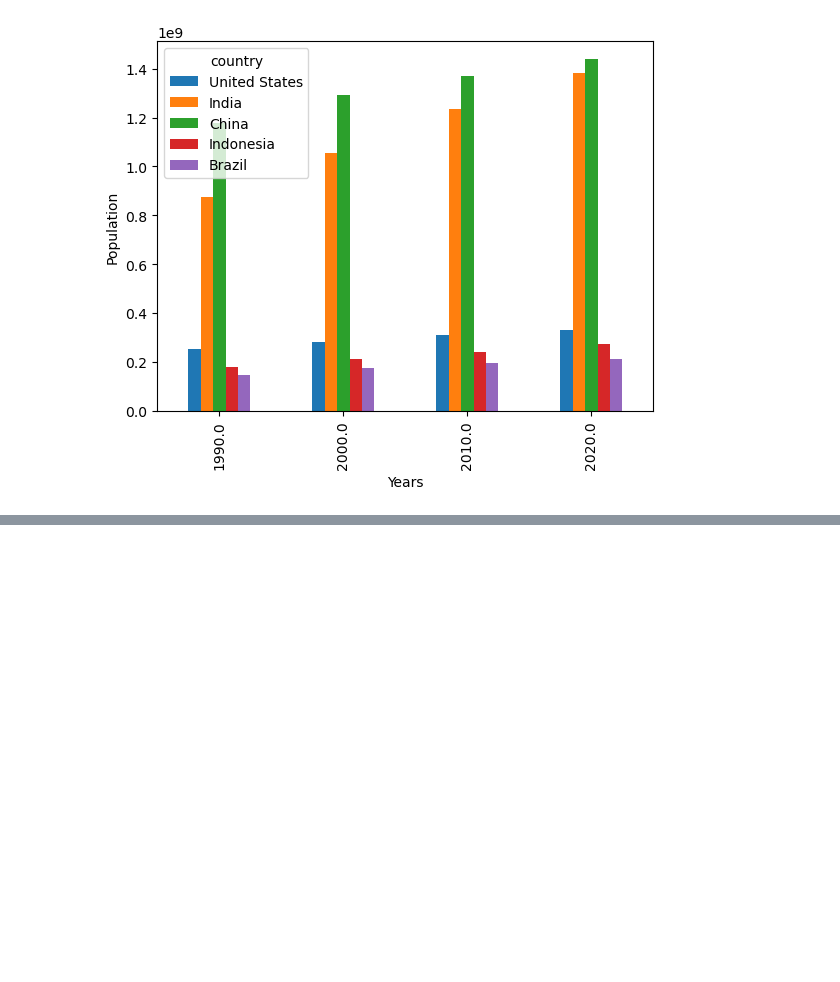
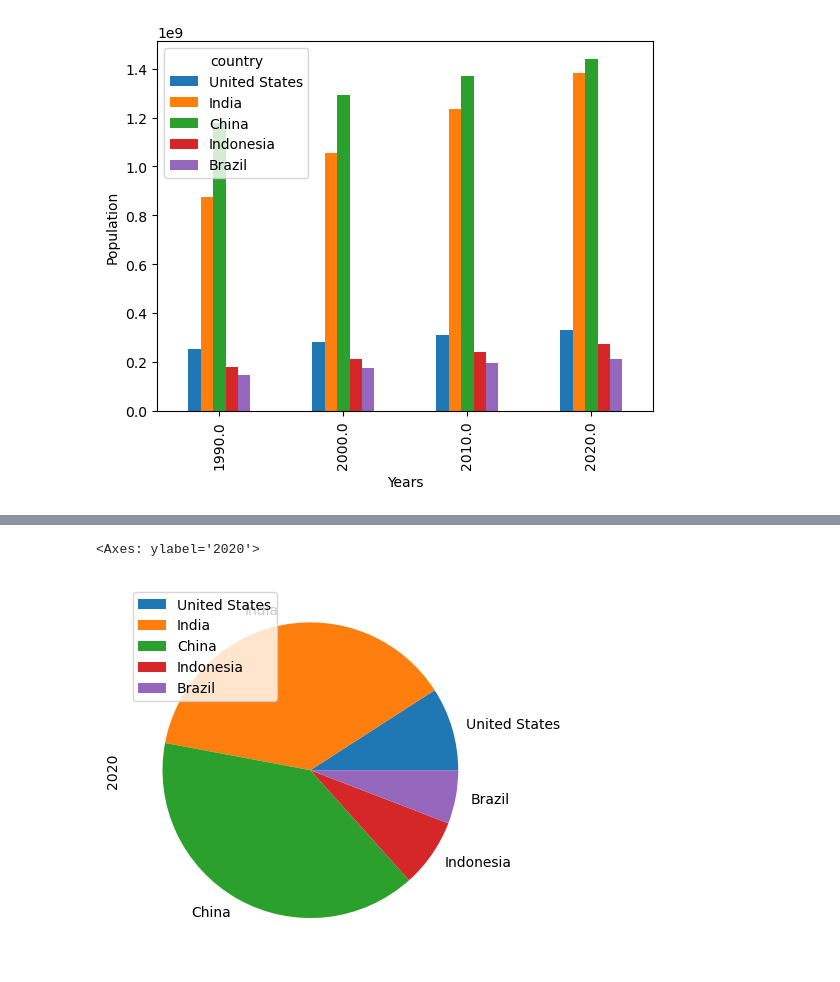
Before and after one commit to Stan-is-the-man/static_and_interactive_data_vizualization, a Jupyter notebook: data_vizualization.ipynb, the cells around one changed output, grey strips where cells are left out. Cells and saved outputs as stored; diff of their text form; code cells hidden in the pictures; blank space fills up the shorter version.

```diff
--- a/data_vizualization.ipynb
+++ b/data_vizualization.ipynb
@@ -115,0 +130,12 @@ df_pivot_many_years.plot(
+# %%
+# Change the columns name from int to str
+df_pivot_2020.rename(columns={2020: '2020'}, inplace=True)
+# %%
+# Making a pie plot
+df_pivot_2020.plot(
+    kind='pie',
+    y='2020'
+)
+# %% [output]
+<Axes: ylabel='2020'>
+[figure, added]
```
Also changed, not shown: parts of 7 cells of this notebook.
